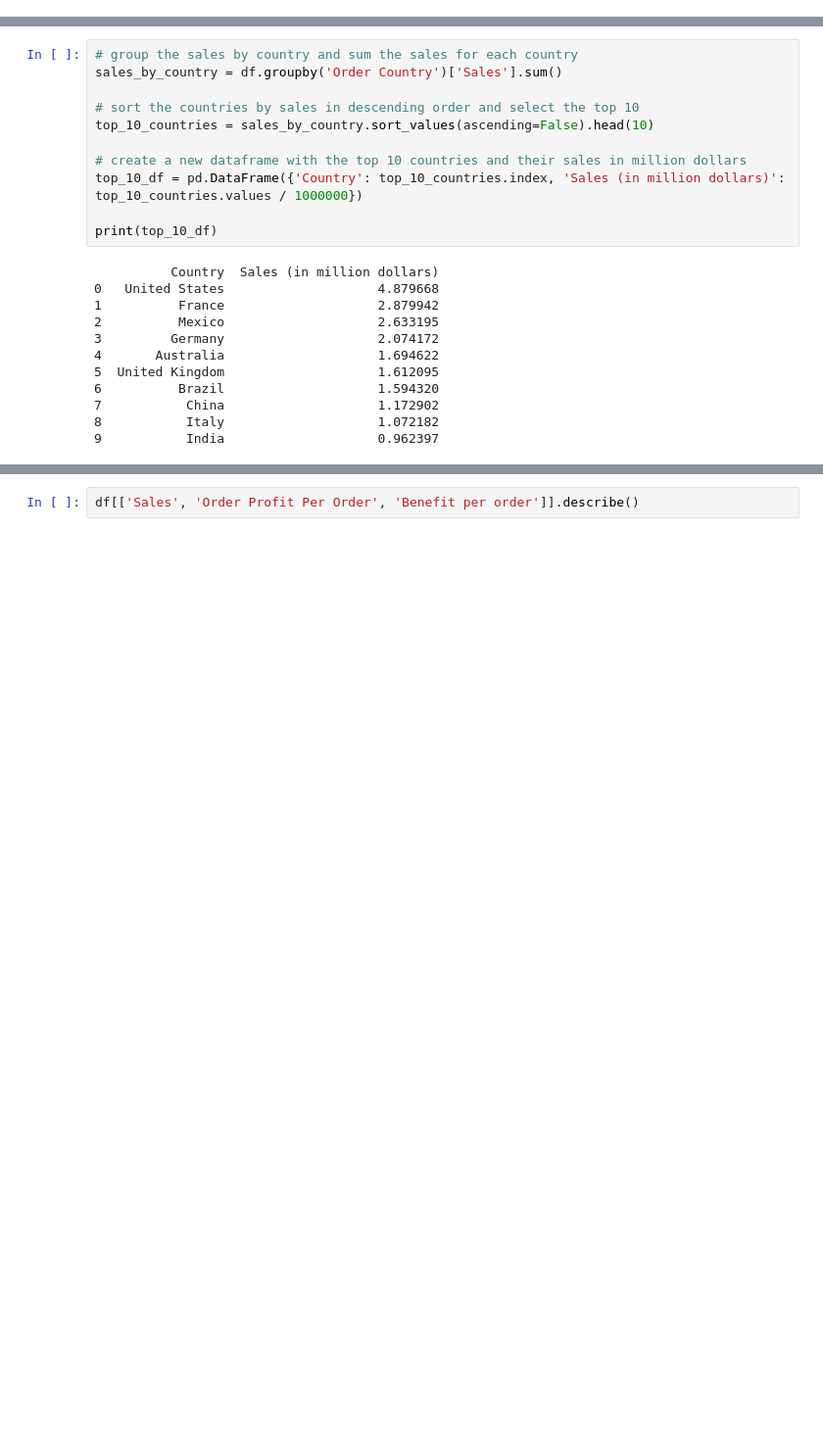
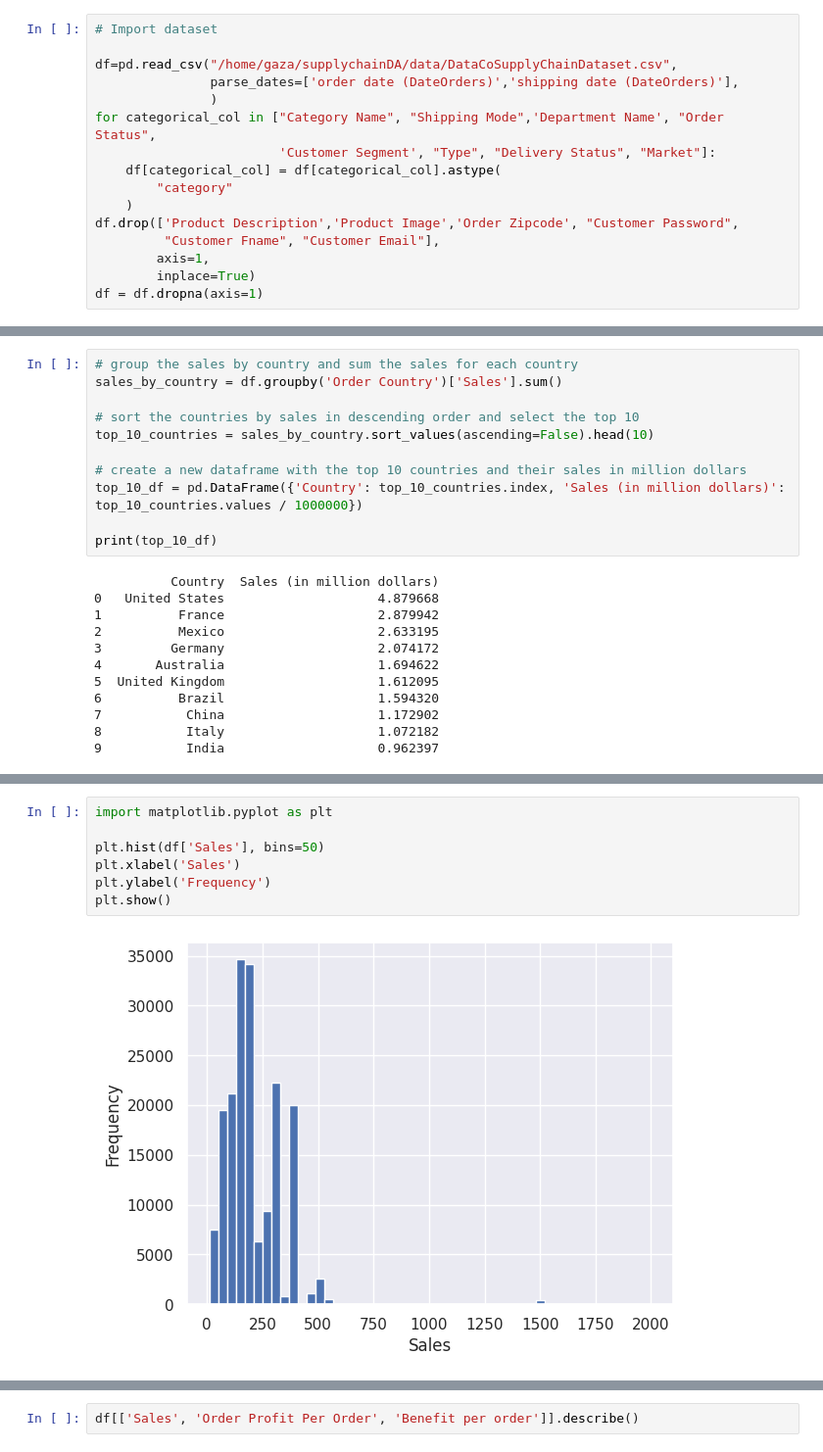
Before and after one commit to azamaufar/supplychainDA, a Jupyter notebook: EDA_Supply_Chain_Data.ipynb, the cells around one changed output, grey strips where cells are left out. Shown: that part at 98% size. Cells and saved outputs as stored; diff of their text form; blank space fills up the shorter version.

```diff
--- a/EDA_Supply_Chain_Data.ipynb
+++ b/EDA_Supply_Chain_Data.ipynb
@@ -54,3 +31,19 @@ df=pd.read_csv("/home/gaza/supplychainDA/data/DataCoSupplyChainDataset.csv")
+# %%
+# Import dataset
+
+df=pd.read_csv("/home/gaza/supplychainDA/data/DataCoSupplyChainDataset.csv",
+               parse_dates=['order date (DateOrders)','shipping date (DateOrders)'],
+               )
+for categorical_col in ["Category Name", "Shipping Mode",'Department Name', "Order Status",
+                        'Customer Segment', "Type", "Delivery Status", "Market"]:
+    df[categorical_col] = df[categorical_col].astype(
+        "category"
+    )
+df.drop(['Product Description','Product Image','Order Zipcode', "Customer Password",
+         "Customer Fname", "Customer Email"],
+        axis=1,
+        inplace=True)
+df = df.dropna(axis=1)
 # %%
 df.head()
 # %% [output]
@@ -281,0 +362,9 @@ print(top_10_df)
+# %%
+import matplotlib.pyplot as plt
+
+plt.hist(df['Sales'], bins=50)
+plt.xlabel('Sales')
+plt.ylabel('Frequency')
+plt.show()
+# %% [output]
+[figure, added]
```
Also changed, not shown: parts of 21 cells of this notebook.
